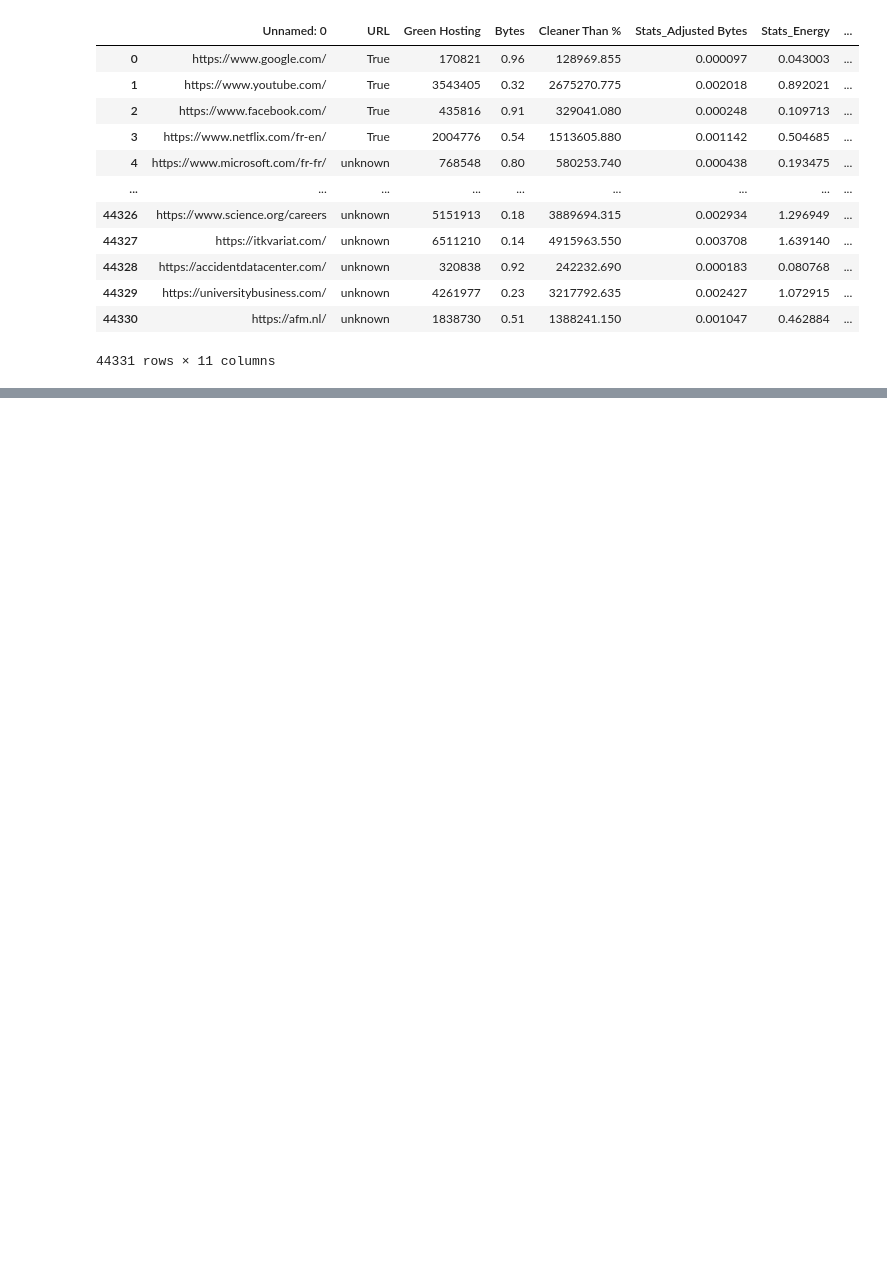
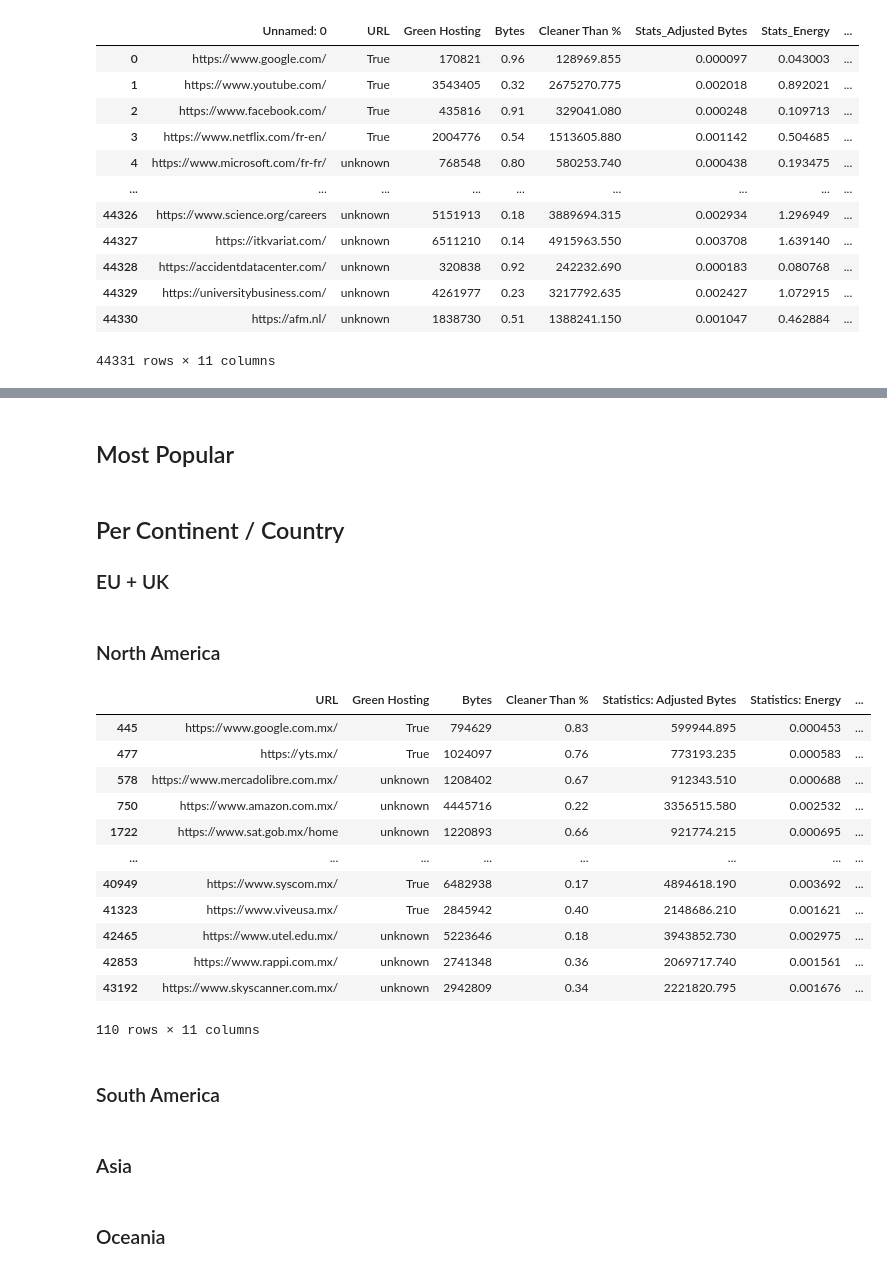
Before and after one commit to ivanivanov10101/bachelor-project, a Jupyter notebook: charts.ipynb, the cells around one changed output, grey strips where cells are left out. Drawn from its saved outputs; the diff is of its cells as text; code cells hidden in the pictures; blank space fills up the shorter version.

```diff
--- a/charts.ipynb
+++ b/charts.ipynb
@@ -64,0 +71,2 @@ KeyError: 'Bytes'
+# %%
+df = df.drop_duplicates(subset=['URL'], keep='first')
@@ -64,0 +134,2 @@ KeyError: 'Bytes'
+# %% [markdown]
+## Most Popular
@@ -64,0 +139,3 @@ KeyError: 'Bytes'
+# %% [markdown]
+## Per Continent / Country
+### EU + UK
@@ -64,0 +173,26 @@ KeyError: 'Bytes'
+# %% [markdown]
+### North America
+# %%
+us = df[df['URL'].str.contains('.us/', regex = False)]
+ca = df[df['URL'].str.contains('.ca/', regex = False)]
+mx = df[df['URL'].str.contains('.mx/', regex = False)]
+# %%
+mx
+# %% [output]
+|  | URL | Green Hosting | Bytes | Cleaner Than % | Statistics: Adjusted Bytes | Statistics: Energy | ... |
+| 445 | https://www.google.com.mx/ | True | 794629 | 0.83 | 599944.895 | 0.000453 | ... |
+| 477 | https://yts.mx/ | True | 1024097 | 0.76 | 773193.235 | 0.000583 | ... |
+| 578 | https://www.mercadolibre.com.mx/ | unknown | 1208402 | 0.67 | 912343.510 | 0.000688 | ... |
+| 750 | https://www.amazon.com.mx/ | unknown | 4445716 | 0.22 | 3356515.580 | 0.002532 | ... |
+| 1722 | https://www.sat.gob.mx/home | unknown | 1220893 | 0.66 | 921774.215 | 0.000695 | ... |
+| ... | ... | ... | ... | ... | ... | ... | ... |
+| 40949 | https://www.syscom.mx/ | True | 6482938 | 0.17 | 4894618.190 | 0.003692 | ... |
+| 41323 | https://www.viveusa.mx/ | True | 2845942 | 0.40 | 2148686.210 | 0.001621 | ... |
+| 42465 | https://www.utel.edu.mx/ | unknown | 5223646 | 0.18 | 3943852.730 | 0.002975 | ... |
+| 42853 | https://www.rappi.com.mx/ | unknown | 2741348 | 0.36 | 2069717.740 | 0.001561 | ... |
+| 43192 | https://www.skyscanner.com.mx/ | unknown | 2942809 | 0.34 | 2221820.795 | 0.001676 | ... |
+110 rows × 11 columns
+# %% [markdown]
+### South America
+# %% [markdown]
+### Asia
@@ -64,0 +202,2 @@ KeyError: 'Bytes'
+# %% [markdown]
+### Oceania
```
Also changed, not shown: parts of 19 cells of this notebook, 1 other file.
